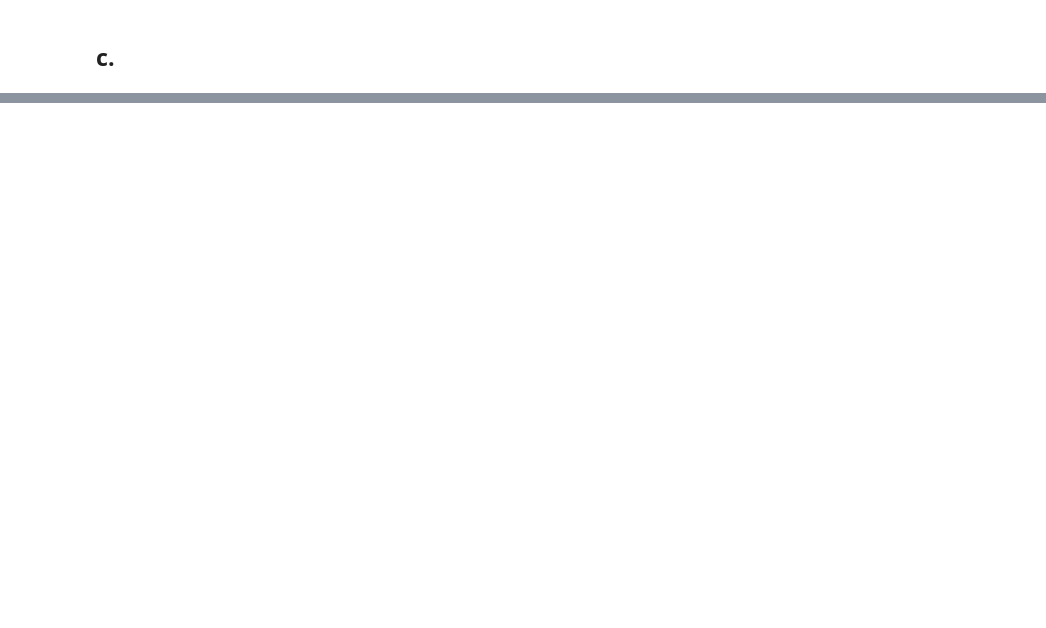
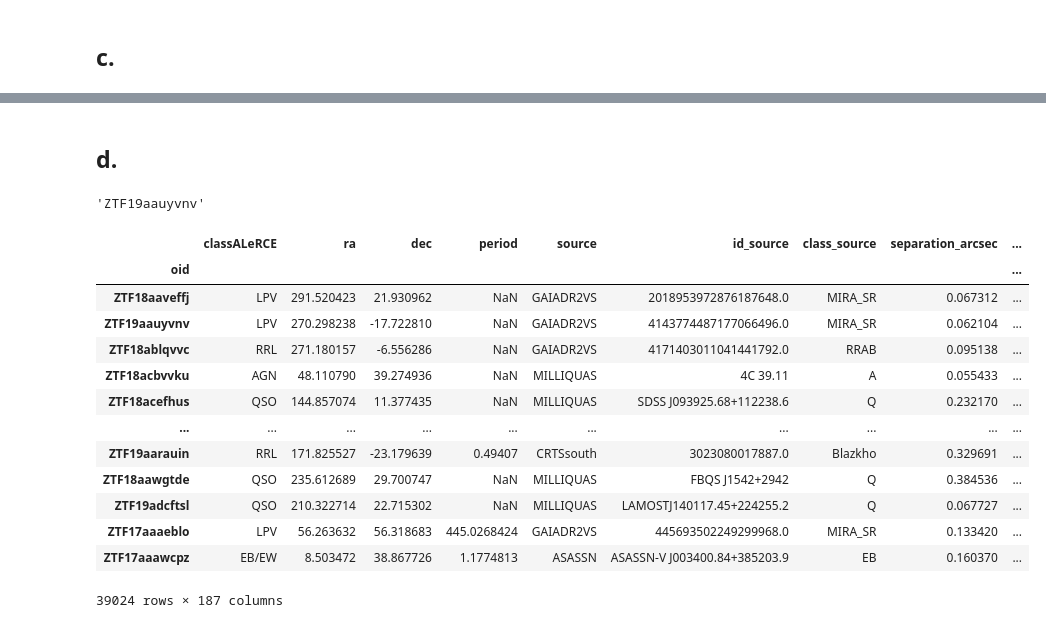
Before and after one commit to Wenupi/astroinformatic-git, a Jupyter notebook: tarea-2/code.ipynb, the cells around one changed output, grey strips where cells are left out. Saved outputs shown, nothing was run; the diff lists cells and outputs as text; code cells hidden in the pictures; blank space fills up the shorter version.

```diff
--- a/tarea-2/code.ipynb
+++ b/tarea-2/code.ipynb
@@ -7,7 +7,7 @@ import pandas as pd
 # %% [markdown]
 ## a.
 # %%
-dfcrossmatches_small = pd.read_pickle("dfcrossmatches_small.pickle")
+dfcrossmatches_small = pd.read_pickle("/Users/javier/Documents/university/7th-semester/astroinformatic/dfcrossmatches_small.pickle")
 # %%
 dfcrossmatches_small.head()
 # %% [output]
@@ -128,0 +171,6 @@ features_small_pivoted.fillna(value=columns_median)
+# %% [markdown]
+## d.
+# %%
+dfcrossmatches_small.index[1]
+# %% [output]
+'ZTF19aauyvnv'
@@ -128,0 +179,17 @@ features_small_pivoted.fillna(value=columns_median)
+# %%
+concated_df
+# %% [output]
+|  | classALeRCE | ra | dec | period | source | id_source | class_source | separation_arcsec | ... |
+| oid |  |  |  |  |  |  |  |  | ... |
+| ZTF18aaveffj | LPV | 291.520423 | 21.930962 | NaN | GAIADR2VS | 2018953972876187648.0 | MIRA_SR | 0.067312 | ... |
+| ZTF19aauyvnv | LPV | 270.298238 | -17.722810 | NaN | GAIADR2VS | 4143774487177066496.0 | MIRA_SR | 0.062104 | ... |
+| ZTF18ablqvvc | RRL | 271.180157 | -6.556286 | NaN | GAIADR2VS | 4171403011041441792.0 | RRAB | 0.095138 | ... |
+| ZTF18acbvvku | AGN | 48.110790 | 39.274936 | NaN | MILLIQUAS | 4C 39.11 | A | 0.055433 | ... |
+| ZTF18acefhus | QSO | 144.857074 | 11.377435 | NaN | MILLIQUAS | SDSS J093925.68+112238.6 | Q | 0.232170 | ... |
+| ... | ... | ... | ... | ... | ... | ... | ... | ... | ... |
+| ZTF19aarauin | RRL | 171.825527 | -23.179639 | 0.49407 | CRTSsouth | 3023080017887.0 | Blazkho | 0.329691 | ... |
+| ZTF18aawgtde | QSO | 235.612689 | 29.700747 | NaN | MILLIQUAS | FBQS J1542+2942 | Q | 0.384536 | ... |
+| ZTF19adcftsl | QSO | 210.322714 | 22.715302 | NaN | MILLIQUAS | LAMOSTJ140117.45+224255.2 | Q | 0.067727 | ... |
+| ZTF17aaaeblo | LPV | 56.263632 | 56.318683 | 445.0268424 | GAIADR2VS | 445693502249299968.0 | MIRA_SR | 0.133420 | ... |
+| ZTF17aaawcpz | EB/EW | 8.503472 | 38.867726 | 1.1774813 | ASASSN | ASASSN-V J003400.84+385203.9 | EB | 0.160370 | ... |
+39024 rows × 187 columns
```
Also changed, not shown: parts of 16 cells of this notebook, 2 other files.
